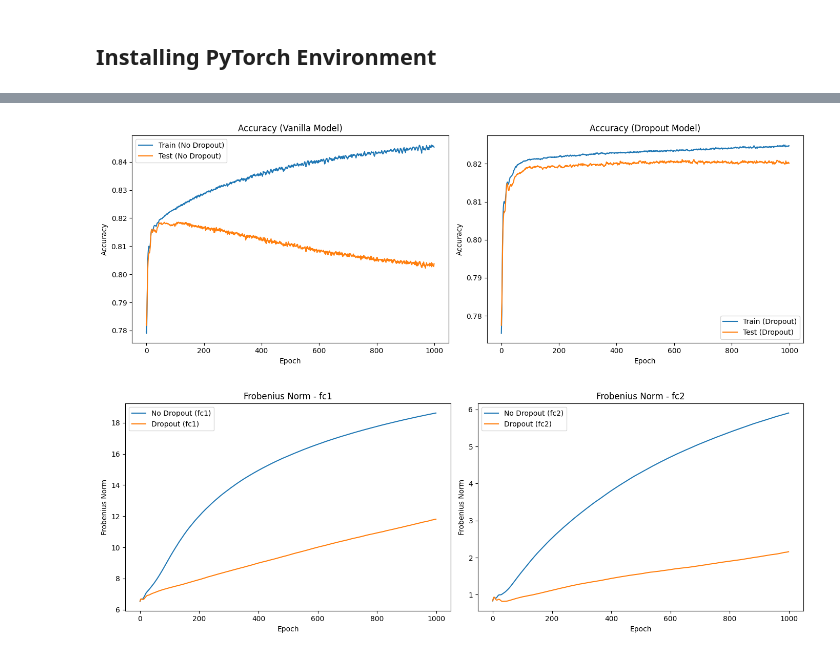
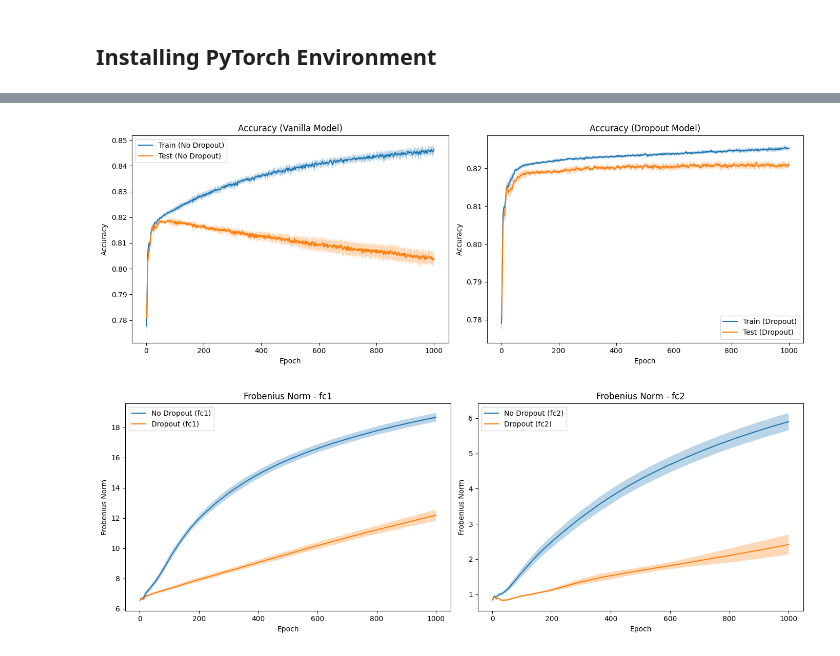
Before and after one commit to TonyZhang2004/Privacy-Preserving-Overfitting-Detection, a Jupyter notebook: Frob_norm_two_layered.ipynb, the cells around one changed output, grey strips where cells are left out. Cells and saved outputs as stored; diff of their text form; code cells hidden in the pictures.

```diff
--- a/Frob_norm_two_layered.ipynb
+++ b/Frob_norm_two_layered.ipynb
@@ -322,10 +275,7 @@ def average_training(model_class, input_size, epochs, num_runs=10, dropout=False
     all_fc2_norms = []
 
     for _ in range(num_runs):
-        if dropout:
-            model = model_class(input_size)
-        else:
-            model = model_class(input_size)
+        model = model_class(input_size)
         _, train_accs, test_accs, norms = train_model(
             model, X_train_tensor, y_train_tensor, X_test_tensor, y_test_tensor, epochs=epochs
         )
@@ -336,55 +286,90 @@ def average_training(model_class, input_size, epochs, num_runs=10, dropout=False
 
     return {
         'mean_train_acc': np.mean(all_train_accs, axis=0),
+        'std_train_acc': np.std(all_train_accs, axis=0),
         'mean_test_acc': np.mean(all_test_accs, axis=0),
+        'std_test_acc': np.std(all_test_accs, axis=0),
         'mean_fc1_norm': np.mean(all_fc1_norms, axis=0),
+        'std_fc1_norm': np.std(all_fc1_norms, axis=0),
         'mean_fc2_norm': np.mean(all_fc2_norms, axis=0),
+        'std_fc2_norm': np.std(all_fc2_norms, axis=0),
     }
 
 # === Run experiments ===
 input_size = X_train.shape[1]
-epochs = 1000  # enough to cause overfitting in the vanilla model
+epochs = 1000
 
 # Overfitting model (no dropout)
 vanilla_stats = average_training(TwoLayerNN, input_size, epochs=epochs, num_runs=10)
 
 # Regularized model (dropout)
 dropout_stats = average_training(lambda input_size: TwoLayerDropoutNN(input_size), input_size, epochs=epochs, num_runs=10, dropout=True)
 
-# === Plotting ===
+x = np.arange(1, epochs + 1)
+
+# === Plot Accuracy ===
 plt.figure(figsize=(14, 5))
+
 plt.subplot(1, 2, 1)
-plt.plot(vanilla_stats['mean_train_acc'], label='Train (No Dropout)')
-plt.plot(vanilla_stats['mean_test_acc'], label='Test (No Dropout)')
+plt.plot(x, vanilla_stats['mean_train_acc'], label='Train (No Dropout)')
+plt.fill_between(x,
+                 vanilla_stats['mean_train_acc'] - vanilla_stats['std_train_acc'],
+                 vanilla_stats['mean_train_acc'] + vanilla_stats['std_train_acc'],
+                 alpha=0.3)
+plt.plot(x, vanilla_stats['mean_test_acc'], label='Test (No Dropout)')
+plt.fill_between(x,
+                 vanilla_stats['mean_test_acc'] - vanilla_stats['std_test_acc'],
+                 vanilla_stats['mean_test_acc'] + vanilla_stats['std_test_acc'],
+                 alpha=0.3)
 plt.title('Accuracy (Vanilla Model)')
 plt.xlabel('Epoch')
 plt.ylabel('Accuracy')
 plt.legend()
 
 plt.subplot(1, 2, 2)
-plt.plot(dropout_stats['mean_train_acc'], label='Train (Dropout)')
-plt.plot(dropout_stats['mean_test_acc'], label='Test (Dropout)')
+plt.plot(x, dropout_stats['mean_train_acc'], label='Train (Dropout)')
+plt.fill_between(x,
+                 dropout_stats['mean_train_acc'] - dropout_stats['std_train_acc'],
+                 dropout_stats['mean_train_acc'] + dropout_stats['std_train_acc'],
+                 alpha=0.3)
+plt.plot(x, dropout_stats['mean_test_acc'], label='Test (Dropout)')
+plt.fill_between(x,
+                 dropout_stats['mean_test_acc'] - dropout_stats['std_test_acc'],
+                 dropout_stats['mean_test_acc'] + dropout_stats['std_test_acc'],
+                 alpha=0.3)
 plt.title('Accuracy (Dropout Model)')
 plt.xlabel('Epoch')
 plt.ylabel('Accuracy')
 plt.legend()
+
 plt.tight_layout()
 plt.show()
 
+# === Plot Frobenius Norms ===
 plt.figure(figsize=(14, 5))
+
 for i, layer in enumerate(['fc1', 'fc2']):
     plt.subplot(1, 2, i+1)
-    plt.plot(vanilla_stats[f'mean_{layer}_norm'], label=f'No Dropout ({layer})')
-    plt.plot(dropout_stats[f'mean_{layer}_norm'], label=f'Dropout ({layer})')
+    plt.plot(x, vanilla_stats[f'mean_{layer}_norm'], label=f'No Dropout ({layer})')
+    plt.fill_between(x,
+                     vanilla_stats[f'mean_{layer}_norm'] - vanilla_stats[f'std_{layer}_norm'],
+                     vanilla_stats[f'mean_{layer}_norm'] + vanilla_stats[f'std_{layer}_norm'],
+                     alpha=0.3)
+    plt.plot(x, dropout_stats[f'mean_{layer}_norm'], label=f'Dropout ({layer})')
+    plt.fill_between(x,
+                     dropout_stats[f'mean_{layer}_norm'] - dropout_stats[f'std_{layer}_norm'],
+                     dropout_stats[f'mean_{layer}_norm'] + dropout_stats[f'std_{layer}_norm'],
+                     alpha=0.3)
     plt.title(f'Frobenius Norm - {layer}')
     plt.xlabel('Epoch')
     plt.ylabel('Frobenius Norm')
     plt.legend()
+
 plt.tight_layout()
 plt.show()
 # %% [output]
-[figure, old version]
+[figure, new version]
-[figure, old version]
+[figure, new version]
 # %%
 import pandas as pd
 import torch
```
Also changed, not shown: parts of 2 cells of this notebook.
